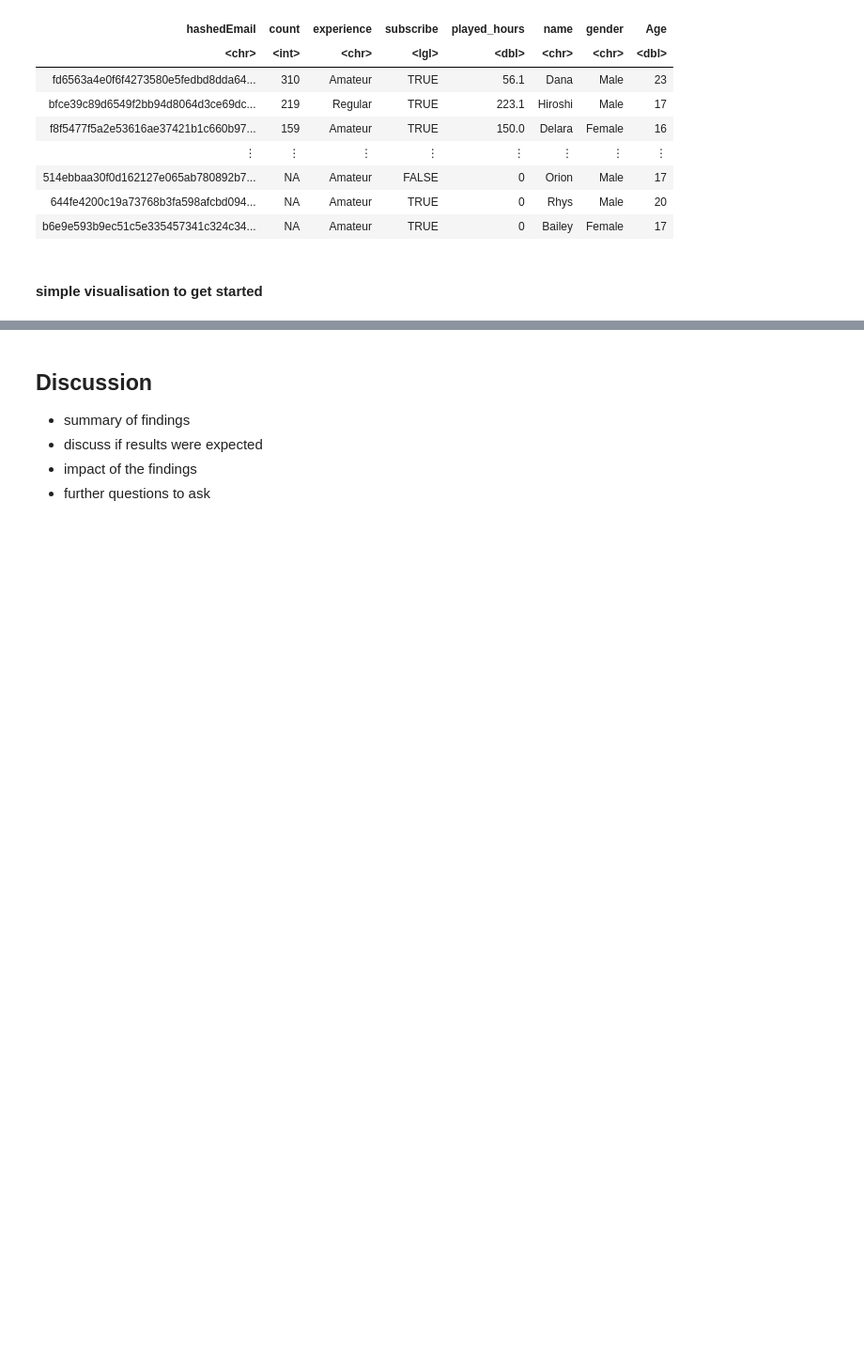
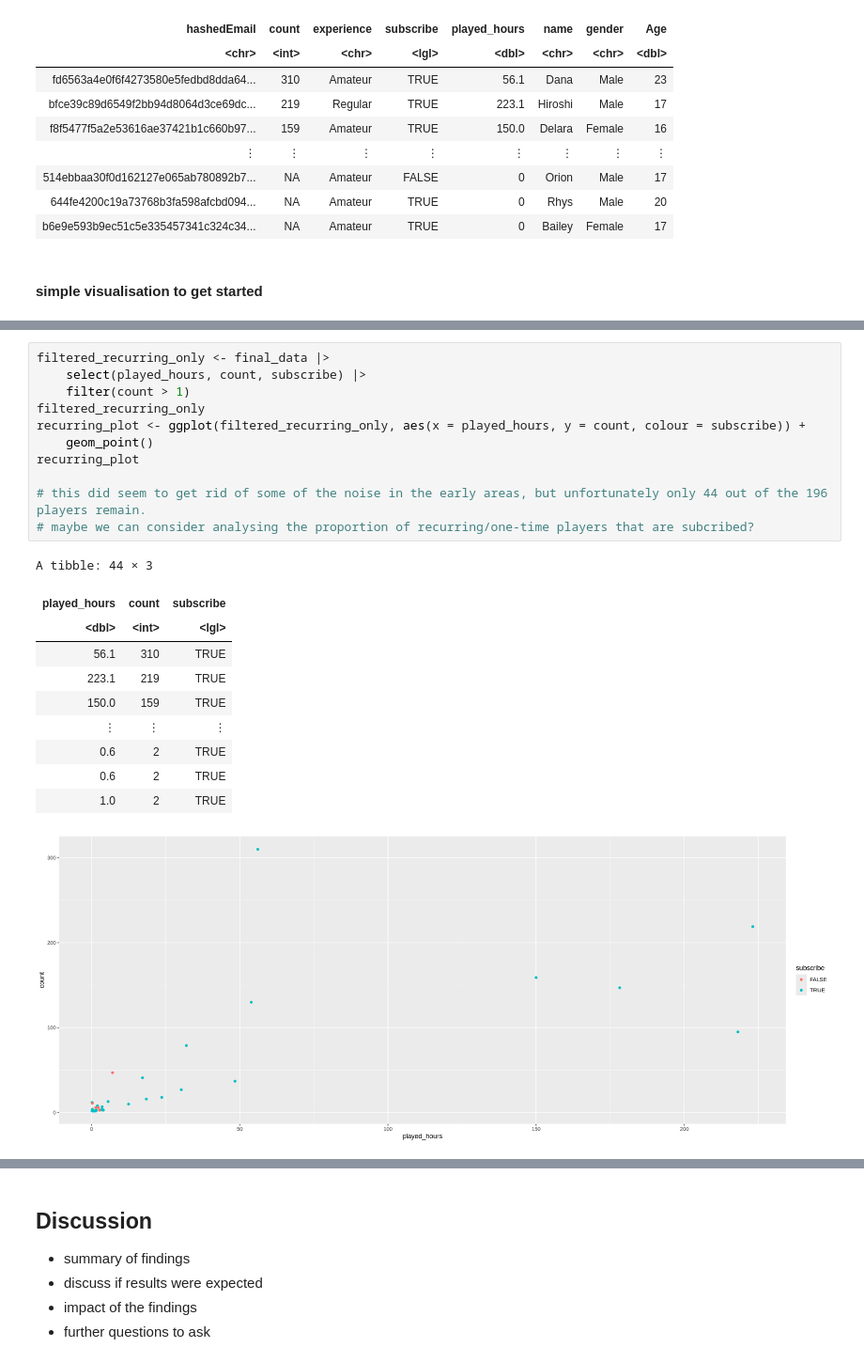
Before and after one commit to clam171/DSCI-100---S6G16, a Jupyter notebook: DSCI 100(S6G16) Project.ipynb, the cells around one changed output, grey strips where cells are left out. Shown at 94% size. Saved outputs shown, nothing was run; the diff lists cells and outputs as text; blank space fills up the shorter version.

```diff
--- a/DSCI 100(S6G16) Project.ipynb
+++ b/DSCI 100(S6G16) Project.ipynb
@@ -189,0 +274,23 @@ As even normalising the data
+# %%
+filtered_recurring_only <- final_data |>
+    select(played_hours, count, subscribe) |>
+    filter(count > 1)
+filtered_recurring_only
+recurring_plot <- ggplot(filtered_recurring_only, aes(x = played_hours, y = count, colour = subscribe)) +
+    geom_point()
+recurring_plot
+
+# this did seem to get rid of some of the noise in the early areas, but unfortunately only 44 out of the 196 players remain.
+# maybe we can consider analysing the proportion of recurring/one-time players that are subcribed?
+# %% [output]
+A tibble: 44 × 3
+| played_hours | count | subscribe |
+| <dbl> | <int> | <lgl> |
+| 56.1 | 310 | TRUE |
+| 223.1 | 219 | TRUE |
+| 150.0 | 159 | TRUE |
+| ⋮ | ⋮ | ⋮ |
+| 0.6 | 2 | TRUE |
+| 0.6 | 2 | TRUE |
+| 1.0 | 2 | TRUE |
+[figure, added]
```
Also changed, not shown: parts of 9 cells of this notebook.
